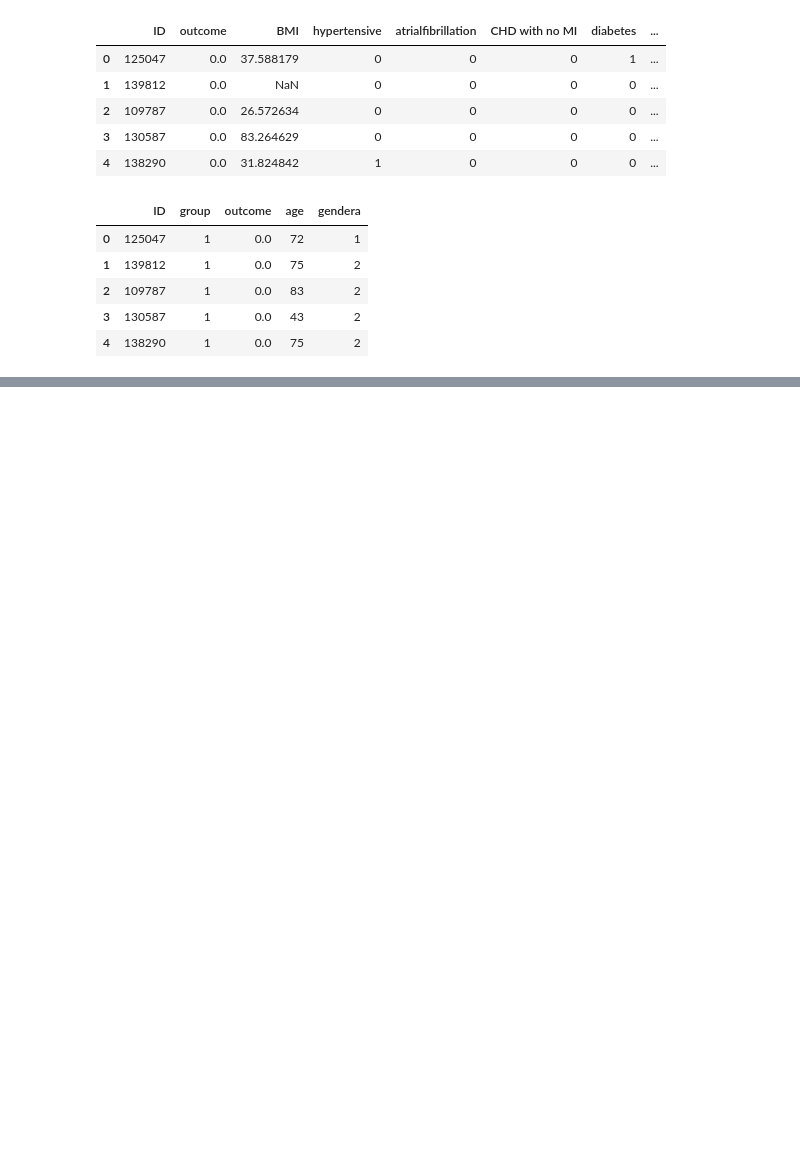
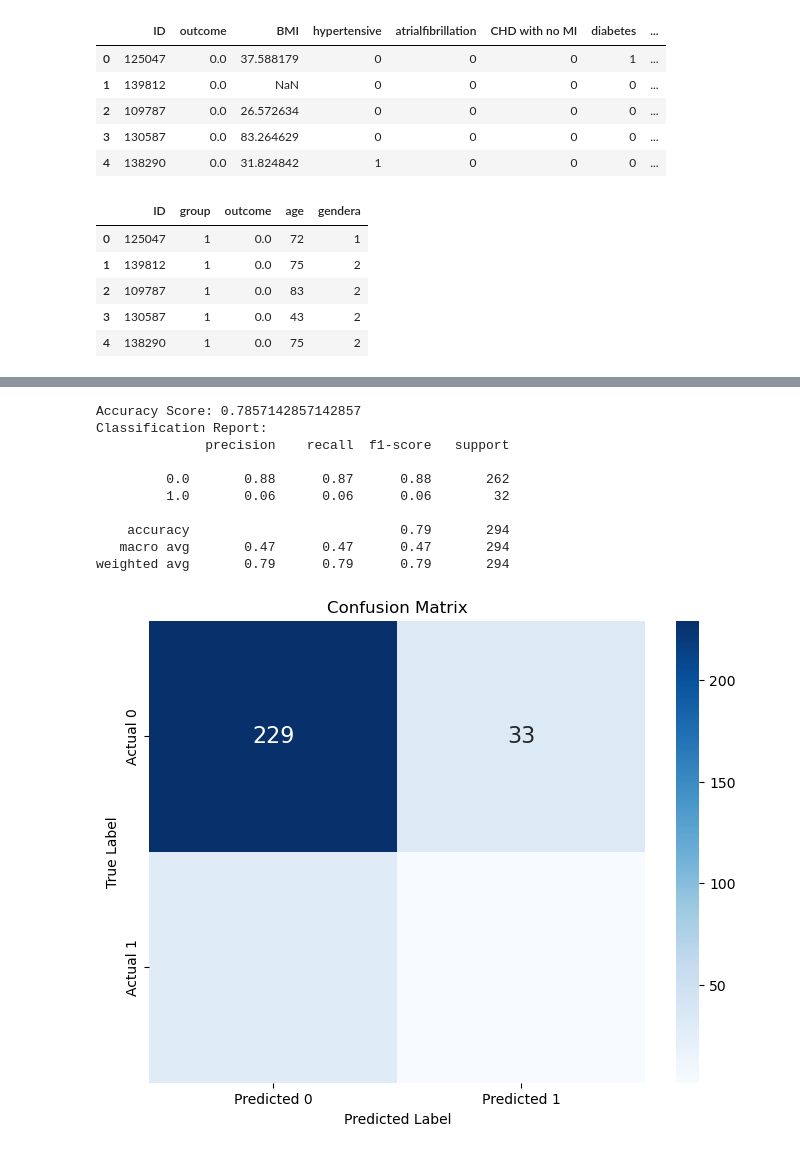
Before and after one commit to emilybowers3000/Project_4_Group_1, a Jupyter notebook: project_4.ipynb, the cells around one changed output, grey strips where cells are left out. Cells and saved outputs as stored; diff of their text form; code cells hidden in the pictures; blank space fills up the shorter version.

```diff
--- a/project_4.ipynb
+++ b/project_4.ipynb
@@ -107,0 +342,5 @@ medical_data_df.to_csv('database.medical_data.csv', index=False)
+# %%
+# Define features set
+X = vital_signs_df.copy()
+X.drop("outcome", axis=1, inplace=True)
+X.head()
@@ -107,0 +354,4 @@ medical_data_df.to_csv('database.medical_data.csv', index=False)
+# %%
+# Define target vector
+y = vital_signs_df["outcome"].values.reshape(-1, 1)
+y[:5]
@@ -107,0 +419,41 @@ medical_data_df.to_csv('database.medical_data.csv', index=False)
+# %%
+# Calculate the confusion matrix
+cm = confusion_matrix(y_test, predictions)
+cm_df = pd.DataFrame(
+    cm, index=["Actual 0", "Actual 1"], columns=["Predicted 0", "Predicted 1"]
+)
+
+# Calculate the accuracy score
+acc_score = accuracy_score(y_test, predictions)
+
+# Calculate the classification report
+class_report = classification_report(y_test, predictions)
+
+# Display the confusion matrix using seaborn heatmap
+plt.figure(figsize=(8, 6))
+sns.heatmap(cm_df, annot=True, cmap="Blues", fmt="d", annot_kws={"size": 16})
+
+# Add title and labels
+plt.title("Confusion Matrix")
+plt.xlabel("Predicted Label")
+plt.ylabel("True Label")
+
+# Save the confusion matrix as a PNG file
+plt.savefig("vitalsigns_confusion_matrix.png")
+
+# Display accuracy score and classification report
+print(f"Accuracy Score: {acc_score}")
+print("Classification Report:")
+print(class_report)
+# %% [output]
+Accuracy Score: 0.7857142857142857
+Classification Report:
+              precision    recall  f1-score   support
+
+         0.0       0.88      0.87      0.88       262
+         1.0       0.06      0.06      0.06        32
+
+    accuracy                           0.79       294
+   macro avg       0.47      0.47      0.47       294
+weighted avg       0.79      0.79      0.79       294
+[figure, added]
```
Also changed, not shown: parts of 51 cells of this notebook, 4 other files.
